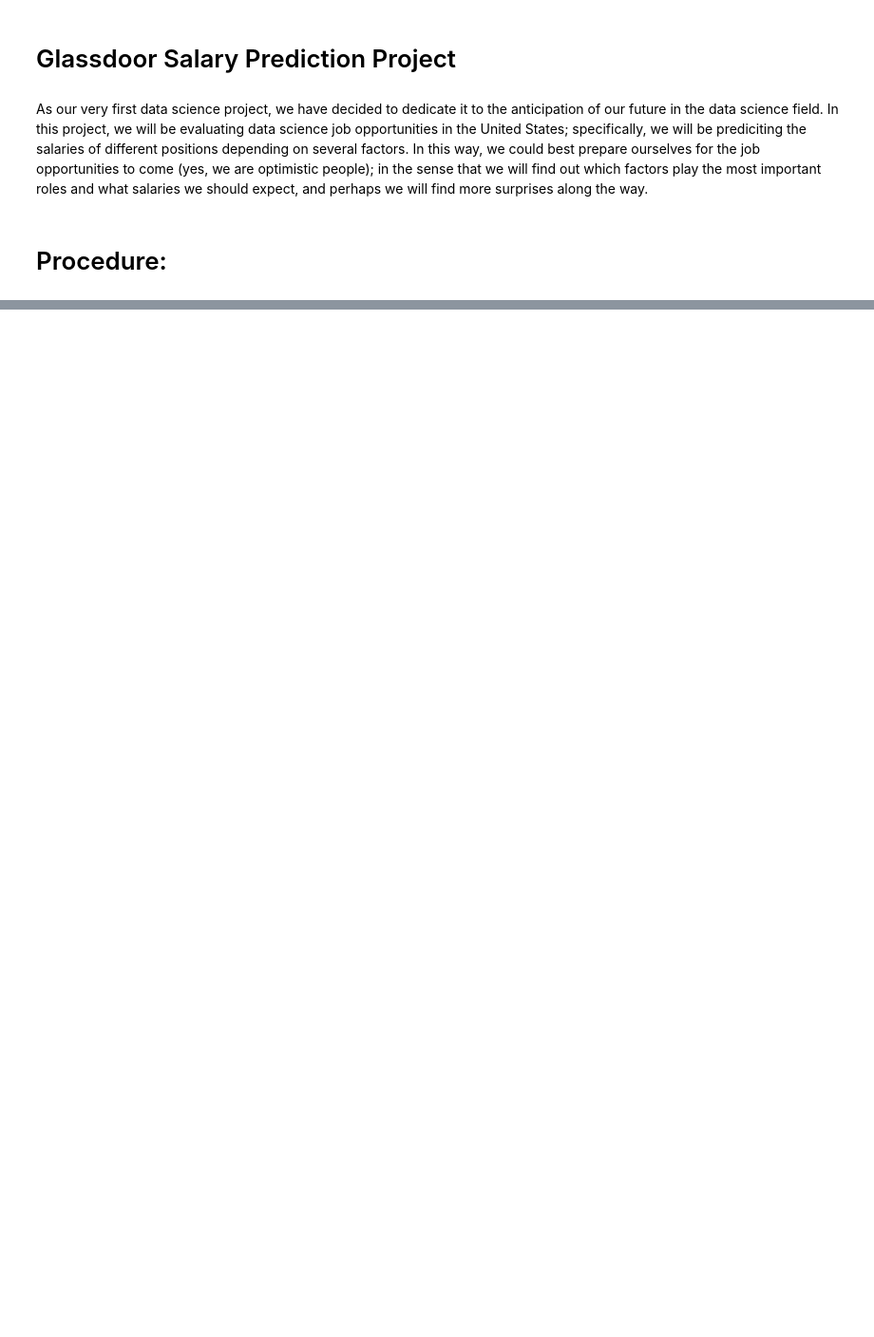
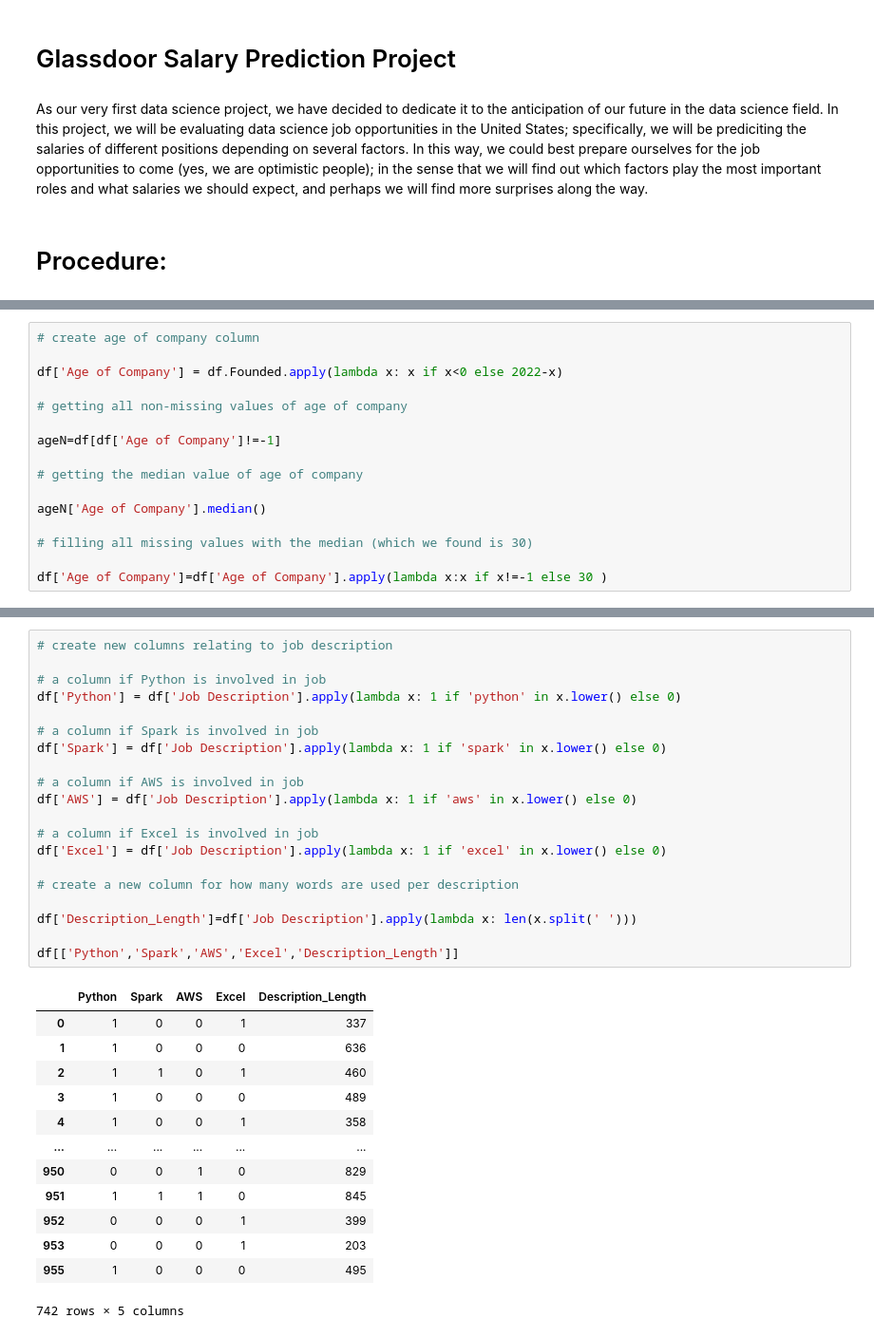
Before and after one commit to Aviost111/ds_project, a Jupyter notebook: GLASSDOOR SALARY PREDICTION PROJECT.ipynb, the cells around one changed output, grey strips where cells are left out. Shown: that part at 95% size. Drawn from its saved outputs; the diff is of its cells as text; blank space fills up the shorter version.

```diff
--- a/GLASSDOOR SALARY PREDICTION PROJECT.ipynb
+++ b/GLASSDOOR SALARY PREDICTION PROJECT.ipynb
@@ -35,0 +157,16 @@ Job Description: using the parts that are meaningful to us
+# %%
+# create age of company column
+
+df['Age of Company'] = df.Founded.apply(lambda x: x if x<0 else 2022-x)
+
+# getting all non-missing values of age of company
+
+ageN=df[df['Age of Company']!=-1]
+
+# getting the median value of age of company
+
+ageN['Age of Company'].median()
+
+# filling all missing values with the median (which we found is 30)
+
+df['Age of Company']=df['Age of Company'].apply(lambda x:x if x!=-1 else 30 )
@@ -35,0 +179,34 @@ Job Description: using the parts that are meaningful to us
+# %%
+# create new columns relating to job description
+
+# a column if Python is involved in job
+df['Python'] = df['Job Description'].apply(lambda x: 1 if 'python' in x.lower() else 0)
+
+# a column if Spark is involved in job
+df['Spark'] = df['Job Description'].apply(lambda x: 1 if 'spark' in x.lower() else 0)
+
+# a column if AWS is involved in job
+df['AWS'] = df['Job Description'].apply(lambda x: 1 if 'aws' in x.lower() else 0)
+
+# a column if Excel is involved in job
+df['Excel'] = df['Job Description'].apply(lambda x: 1 if 'excel' in x.lower() else 0)
+
+# create a new column for how many words are used per description
+
+df['Description_Length']=df['Job Description'].apply(lambda x: len(x.split(' ')))
+
+df[['Python','Spark','AWS','Excel','Description_Length']]
+# %% [output]
+|  | Python | Spark | AWS | Excel | Description_Length |
+| 0 | 1 | 0 | 0 | 1 | 337 |
+| 1 | 1 | 0 | 0 | 0 | 636 |
+| 2 | 1 | 1 | 0 | 1 | 460 |
+| 3 | 1 | 0 | 0 | 0 | 489 |
+| 4 | 1 | 0 | 0 | 1 | 358 |
+| ... | ... | ... | ... | ... | ... |
+| 950 | 0 | 0 | 1 | 0 | 829 |
+| 951 | 1 | 1 | 1 | 0 | 845 |
+| 952 | 0 | 0 | 0 | 1 | 399 |
+| 953 | 0 | 0 | 0 | 1 | 203 |
+| 955 | 1 | 0 | 0 | 0 | 495 |
+742 rows × 5 columns
```
Also changed, not shown: parts of 25 cells of this notebook, 2 other files.
